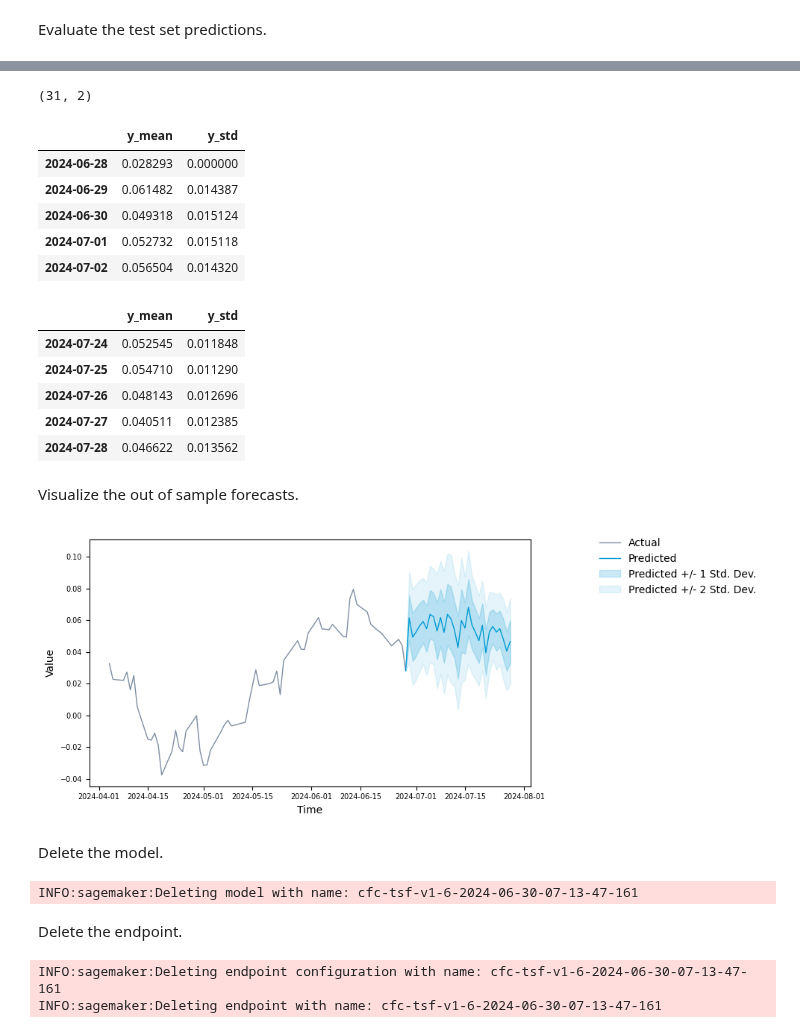
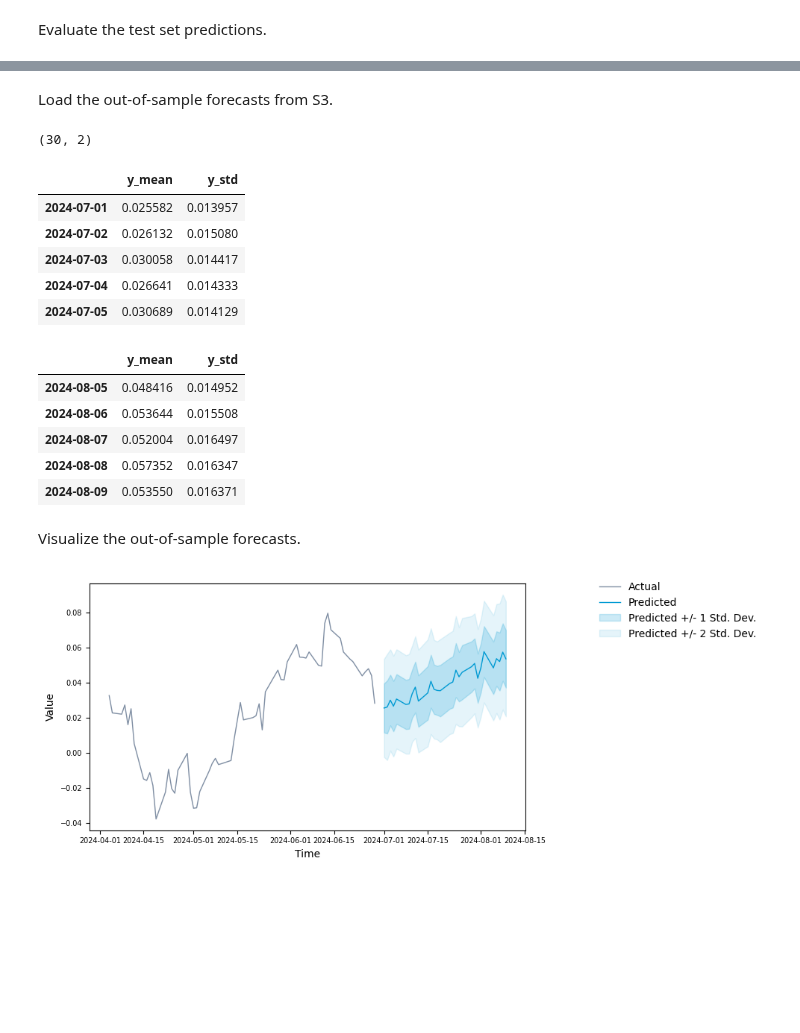
Before and after one commit to fg-research/lnn-sagemaker, a Jupyter notebook: examples/SPX.ipynb, the cells around one changed output, grey strips where cells are left out. Saved outputs shown, nothing was run; the diff lists cells and outputs as text; code cells hidden in the pictures; blank space fills up the shorter version.

```diff
--- a/examples/SPX.ipynb
+++ b/examples/SPX.ipynb
@@ -373,52 +479,54 @@ forecasts = pd.concat([pd.DataFrame({"y_mean": dataset["y"].iloc[-1:], "y_std":
+# %% [markdown]
+Load the out-of-sample forecasts from S3.
+# %%
+forecasts = sagemaker_session.read_s3_file(
+    bucket=bucket,
+    key_prefix=f"{transformer.latest_transform_job.name}/inputs.csv.out"
+)
+
+forecasts = pd.read_csv(io.StringIO(forecasts), dtype=float).dropna()
+
+forecasts.index = pd.date_range(
+    start=dataset.index[-1] + pd.Timedelta(days=1),
+    periods=prediction_length,
+    freq="B"
+)
 # %%
 forecasts.shape
 # %% [output]
-(31, 2)
+(30, 2)
 # %%
 forecasts.head()
 # %% [output]
 |  | y_mean | y_std |
-| 2024-06-28 | 0.028293 | 0.000000 |
-| 2024-06-29 | 0.061482 | 0.014387 |
-| 2024-06-30 | 0.049318 | 0.015124 |
-| 2024-07-01 | 0.052732 | 0.015118 |
-| 2024-07-02 | 0.056504 | 0.014320 |
+| 2024-07-01 | 0.025582 | 0.013957 |
+| 2024-07-02 | 0.026132 | 0.015080 |
+| 2024-07-03 | 0.030058 | 0.014417 |
+| 2024-07-04 | 0.026641 | 0.014333 |
+| 2024-07-05 | 0.030689 | 0.014129 |
 # %%
 forecasts.tail()
 # %% [output]
 |  | y_mean | y_std |
-| 2024-07-24 | 0.052545 | 0.011848 |
-| 2024-07-25 | 0.054710 | 0.011290 |
-| 2024-07-26 | 0.048143 | 0.012696 |
-| 2024-07-27 | 0.040511 | 0.012385 |
-| 2024-07-28 | 0.046622 | 0.013562 |
+| 2024-08-05 | 0.048416 | 0.014952 |
+| 2024-08-06 | 0.053644 | 0.015508 |
+| 2024-08-07 | 0.052004 | 0.016497 |
+| 2024-08-08 | 0.057352 | 0.016347 |
+| 2024-08-09 | 0.053550 | 0.016371 |
 # %% [markdown]
-Visualize the out of sample forecasts.
+Visualize the out-of-sample forecasts.
 # %%
 fig, ax = plt.subplots(figsize=(7, 4))
-ax.plot(dataset.iloc[- context_length - prediction_length:].index, test_dataset["y"].iloc[- context_length - prediction_length:].values, color="#7f8ea3", lw=1, label="Actual")
+ax.plot(dataset.iloc[- context_length - prediction_length:].index, dataset["y"].iloc[- context_length - prediction_length:].values, color="#7f8ea3", lw=1, label="Actual")
 ax.plot(forecasts.index, forecasts["y_mean"].values, color="#009ad3", lw=1, label="Predicted")
 ax.fill_between(forecasts.index, forecasts["y_mean"].values + forecasts["y_std"].values, forecasts["y_mean"].values - forecasts["y_std"].values, color="#009ad3", alpha=0.2, lw=1, label="Predicted +/- 1 Std. Dev.")
 ax.fill_between(forecasts.index, forecasts["y_mean"].values + 2 * forecasts["y_std"].values, forecasts["y_mean"].values - 2 * forecasts["y_std"].values, color="#009ad3", alpha=0.1, lw=1, label="Predicted +/- 2 Std. Dev.")
 ax.set(xlabel="Time", ylabel="Value")
 ax.xaxis.set_tick_params(labelbottom=True)
 ax.tick_params(axis="both", which="major", labelsize=7)
 ax.tick_params(axis="both", which="minor", labelsize=7)
 fig.legend(bbox_to_anchor=(1, 0, 0.4, 1), frameon=False)
 fig.tight_layout()
 fig.show()
 # %% [output]
-[figure, old version]
+[figure, new version]
-# %% [markdown]
-Delete the model.
-# %%
-predictor.delete_model()
-# %% [output]
-INFO:sagemaker:Deleting model with name: cfc-tsf-v1-6-2024-06-30-07-13-47-161
-# %% [markdown]
-Delete the endpoint.
-# %%
-predictor.delete_endpoint(delete_endpoint_config=True)
-# %% [output]
-INFO:sagemaker:Deleting endpoint configuration with name: cfc-tsf-v1-6-2024-06-30-07-13-47-161
-INFO:sagemaker:Deleting endpoint with name: cfc-tsf-v1-6-2024-06-30-07-13-47-161
```
Also changed, not shown: parts of 35 cells of this notebook.
